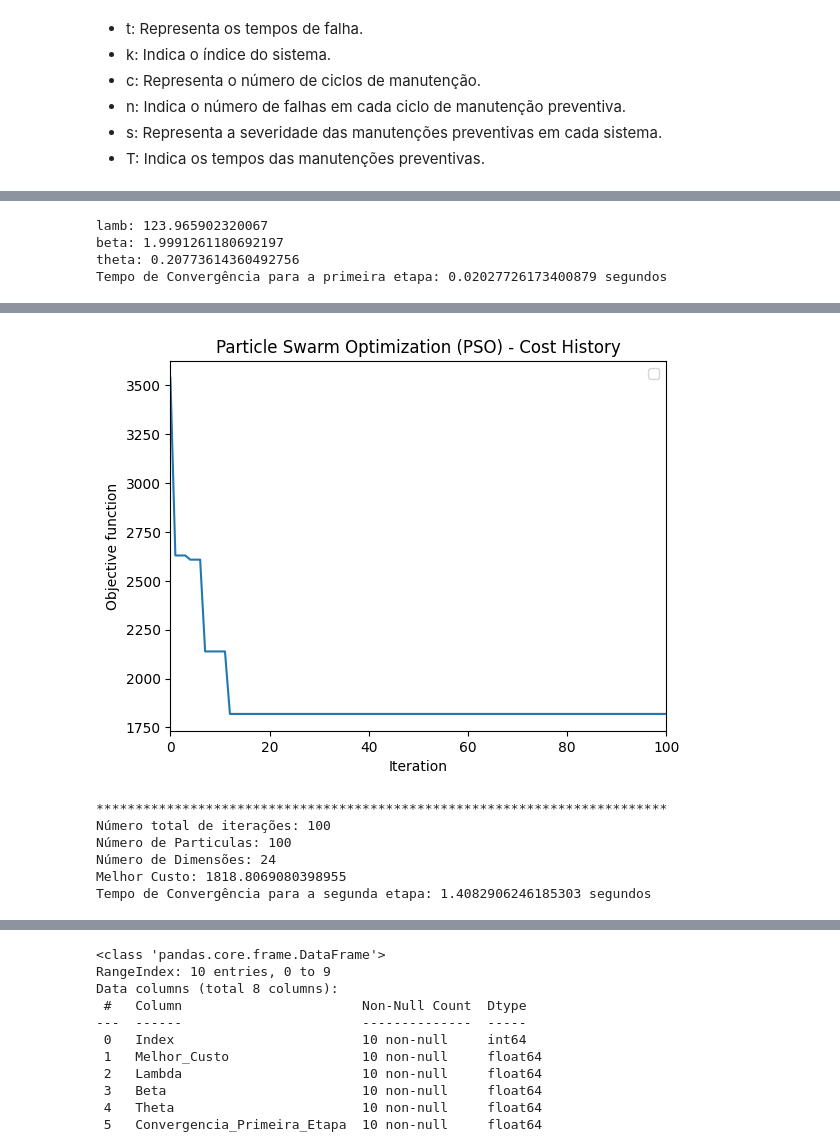
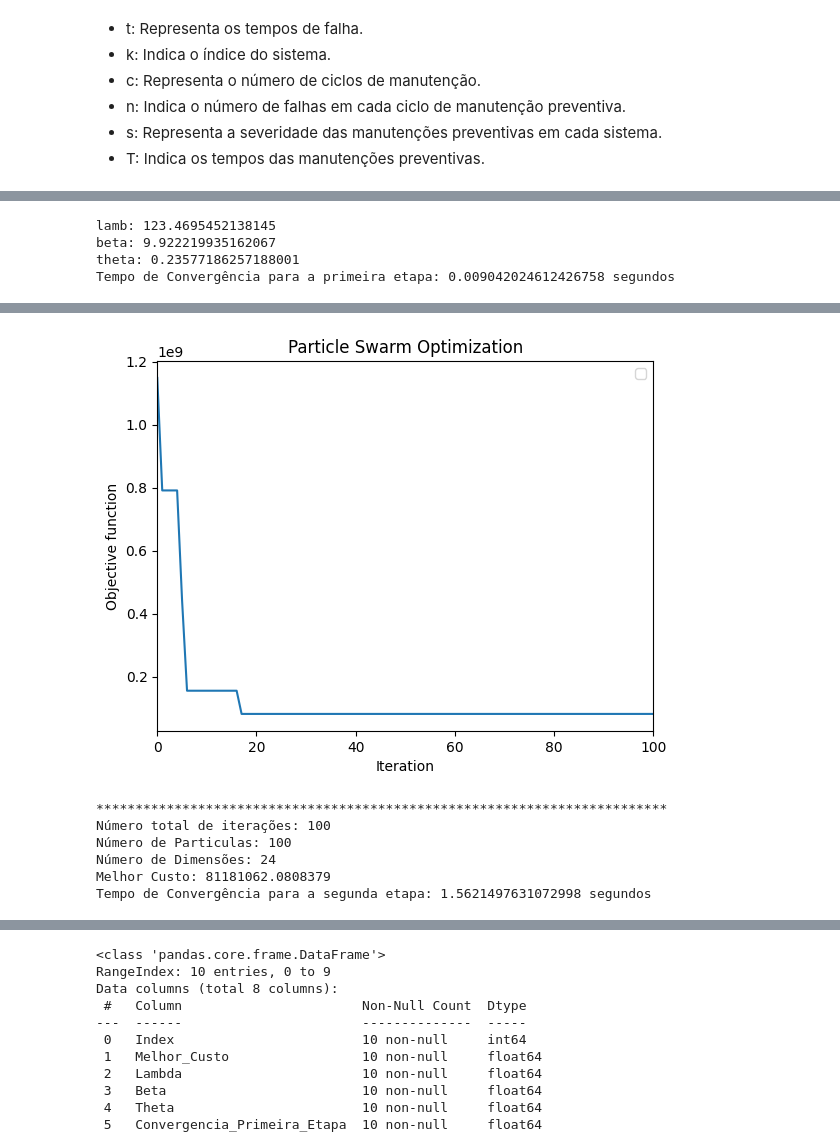
Before and after one commit to uervitonsantos/Otimizacao-Politicaca-Manutencao-Preventiva-Imperfeita, a Jupyter notebook: Algoritmo_PSO_para_otimização_de_custo_de_manutenção_preventiva_v12.ipynb, the cells around one changed output, grey strips where cells are left out. Cells and saved outputs as stored; diff of their text form; code cells hidden in the pictures.

```diff
--- a/Algoritmo_PSO_para_otimização_de_custo_de_manutenção_preventiva_v12.ipynb
+++ b/Algoritmo_PSO_para_otimização_de_custo_de_manutenção_preventiva_v12.ipynb
@@ -36,13 +36,13 @@ Drive already mounted at /content/drive; to attempt to forcibly remount, call dr
 
 MAX_VALUE_CUSTO = 10000 # Valor maximo para o custo total da otimização
 fator_melhoria = 'expo' # Função exponencial selecionada. Há outras funções desenvolvidas
-DIAS_OBSERVADOS = 730 # Quantidade de dias observados no horizonte de planejamento. Para cada teste há uma quantidade de dia específico
+DIAS_OBSERVADOS = 600 # Quantidade de dias observados no horizonte de planejamento. Para cada teste há uma quantidade de dia específico
 CMC = 4000 # Valor para o custo da manutenção corretiva
 CMP = 2000 # Valor para o custo da manutenção preventiva
 
 LINK_ARQUIVO_PRINCIPAL = f'/content/drive/MyDrive/datasets/resultados_optimizacao/resultados_pso/'
 NOME_ARQUIVO_PRINCIPAL = 'melhor_custo_pso_primeiro_cenario'
-NOME_ARQUIVO_TEMPO_SEVERIDADE = 'tempo_severidade'
+NOME_ARQUIVO_TEMPO_SEVERIDADE = '_tempo_severidade'
 
 # Constante para configuração dos cenarios de teste. de 01 a 04
 CENARIO = '01'
@@ -314,7 +314,9 @@ Tempo de Convergência para a primeira etapa: 0.02027726173400879 segundos
 # %%
-# lamb = 149.14151188589648
-# beta = 1.0024136102117993
-# theta = 0.6353808841179692
+#beta = beta * 5
+
+lamb = 123.4695452138145
+beta = 9.922219935162067
+theta = 0.23577186257188001
 
 solucao = [lamb, beta, theta]
 
@@ -625,10 +639,10 @@ print('beta:', beta)
 print('theta:', theta)
 print("Tempo de Convergência para a primeira etapa:", convergence_time_first_stage, "segundos")
 # %% [output]
-lamb: 123.965902320067
-beta: 1.9991261180692197
-theta: 0.20773614360492756
-Tempo de Convergência para a primeira etapa: 0.02027726173400879 segundos
+lamb: 123.4695452138145
+beta: 9.922219935162067
+theta: 0.23577186257188001
+Tempo de Convergência para a primeira etapa: 0.009042024612426758 segundos
 # %%
 # Plotar gráfico de densidade da otimização
 # Seu histórico de custos
@@ -648,7 +662,7 @@ plt.plot(scaled_history)
 plt.xlabel('Iteration')
 plt.xlim(0, max_iterations)
 plt.ylabel('Objective function')
-plt.title('Particle Swarm Optimization (PSO) - Cost History')
+plt.title('Particle Swarm Optimization')
 
 
 # Mostrar a legenda
@@ -667,10 +681,10 @@ print("Tempo de Convergência para a segunda etapa:", convergence_time_second_st
-[figure, old version]
+[figure, new version]
 *************************************************************************
 Número total de iterações: 100
 Número de Particulas: 100
 Número de Dimensões: 24
-Melhor Custo: 1818.8069080398955
-Tempo de Convergência para a segunda etapa: 1.4082906246185303 segundos
+Melhor Custo: 81181062.0808379
+Tempo de Convergência para a segunda etapa: 1.5621497631072998 segundos
 # %%
 # Plotar o gráfico 3D com todas as melhores posições
 fig = plt.figure(figsize=(8, 8))
```
Also changed, not shown: parts of 16 cells of this notebook.
